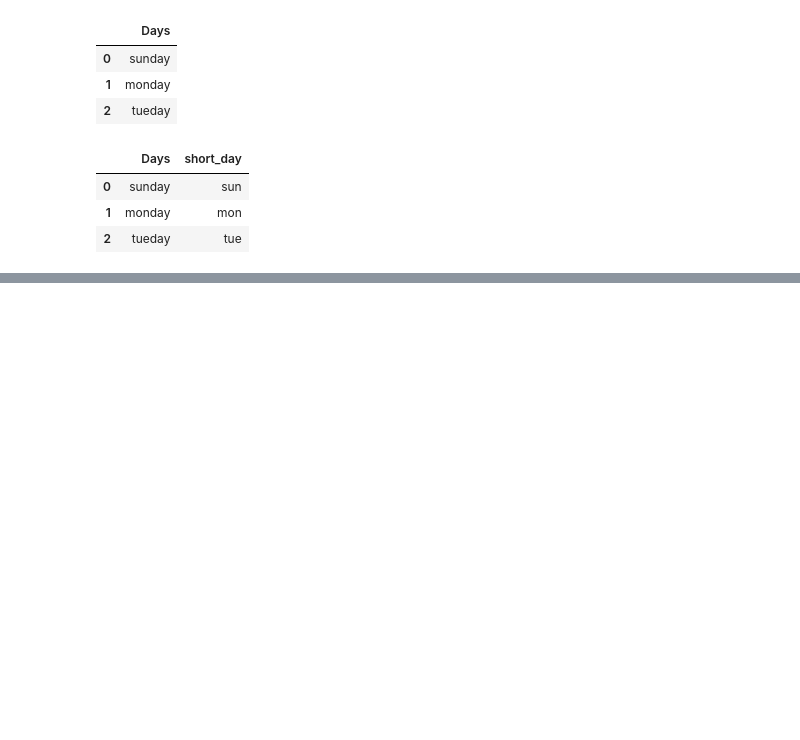
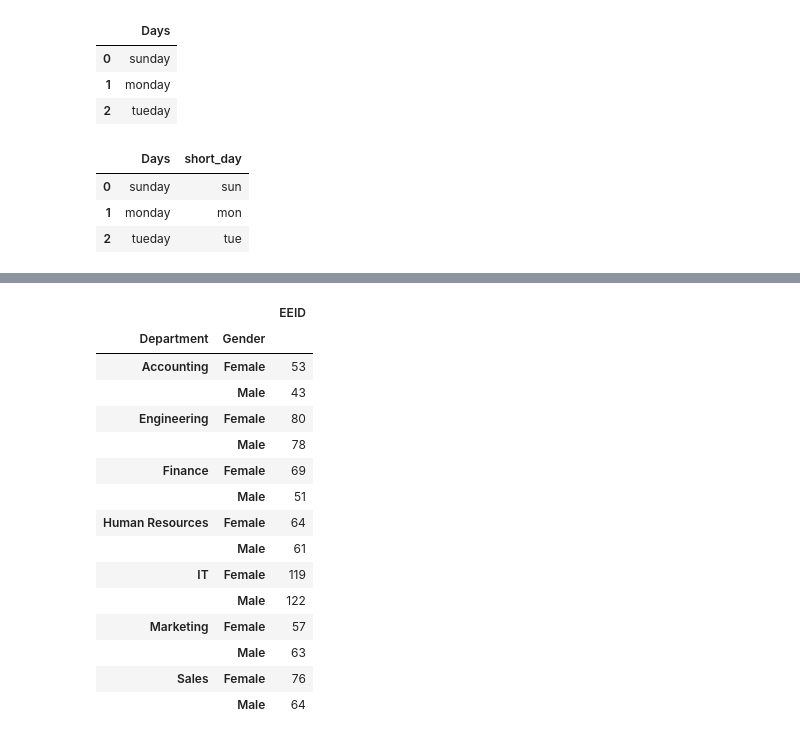
Before and after one commit to azaz9026/Pandas, a Jupyter notebook: python_pasdas.ipynb, the cells around one changed output, grey strips where cells are left out. Cells and saved outputs as stored; diff of their text form; code cells hidden in the pictures; blank space fills up the shorter version.

Commit message:
*** Python Pandas - groupBy ***

```diff
--- a/python_pasdas.ipynb
+++ b/python_pasdas.ipynb
@@ -490,0 +495,4 @@ a
+# %%
+df = pd.read_excel('ESD.xlsx')
+
+df.head(10)
@@ -490,0 +511,21 @@ a
+# %%
+gp = df.groupby(['Department' , 'Gender']).agg({'EEID':'count'})
+# %%
+gp
+# %% [output]
+|  |  | EEID |
+| Department | Gender |  |
+| Accounting | Female | 53 |
+|  | Male | 43 |
+| Engineering | Female | 80 |
+|  | Male | 78 |
+| Finance | Female | 69 |
+|  | Male | 51 |
+| Human Resources | Female | 64 |
+|  | Male | 61 |
+| IT | Female | 119 |
+|  | Male | 122 |
+| Marketing | Female | 57 |
+|  | Male | 63 |
+| Sales | Female | 76 |
+|  | Male | 64 |
```
Also changed, not shown: parts of 4 cells of this notebook.
